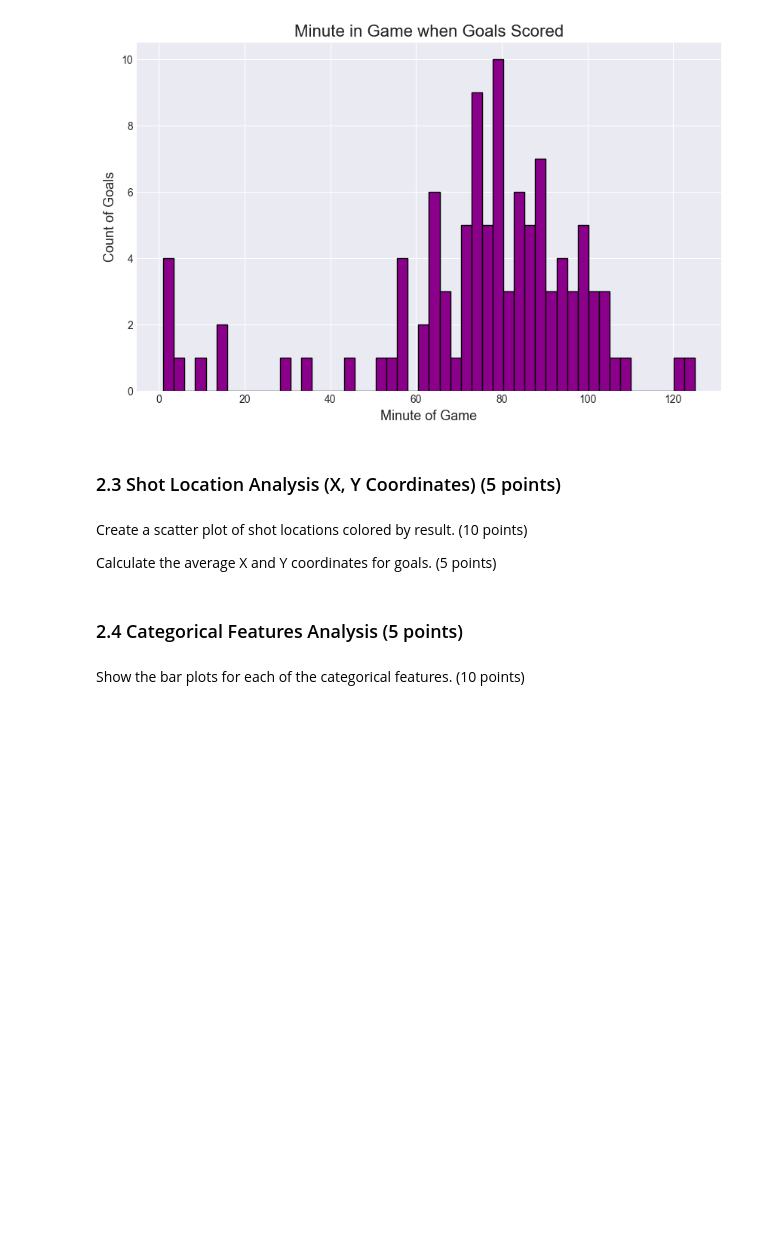
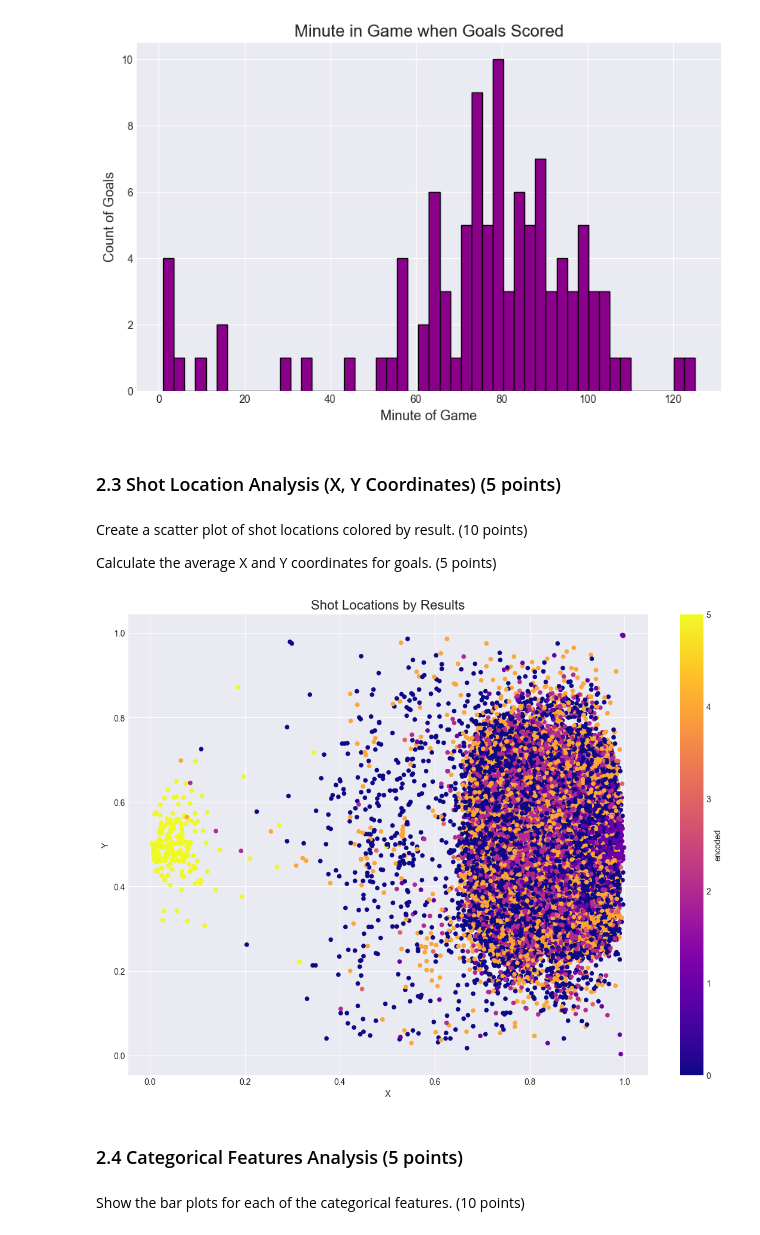
Before and after one commit to smgibson19/ds701_fa25_midterm_challenge_sports, a Jupyter notebook: LALIGA_Analysis_Challenge.ipynb, the cells around one changed output. Saved outputs shown, nothing was run; the diff lists cells and outputs as text; code cells hidden in the pictures; blank space fills up the shorter version.

Commit message:
scatter plot, legend is messed up

```diff
--- a/LALIGA_Analysis_Challenge.ipynb
+++ b/LALIGA_Analysis_Challenge.ipynb
@@ -321,0 +317,20 @@ Calculate the average X and Y coordinates for goals. (5 points)
+# %%
+# color by result, group is the result,
+# encode results for graph, decode for legend (factorize function encoded, uniques fac)
+
+xy = df[['result', 'X', 'Y']]
+
+opts = set(xy['result'].values) # get all options for groups, set to remove dups
+opts = list(opts)
+nums = [opts.index(a) for a in opts]
+
+xy['encoded'] = xy['result'].apply(lambda a: opts.index(a)) # adds encoded column
+
+xy.plot('X', 'Y', kind = 'scatter', c = 'encoded', colormap='plasma', figsize =(14,10))
+
+plt.title('Shot Locations by Results', fontsize= 16)
+# plt.legend([opts])
+# plt.legend()
+plt.show()
+# %% [output]
+[figure, added]
```
Also changed, not shown: parts of 3 cells of this notebook.
